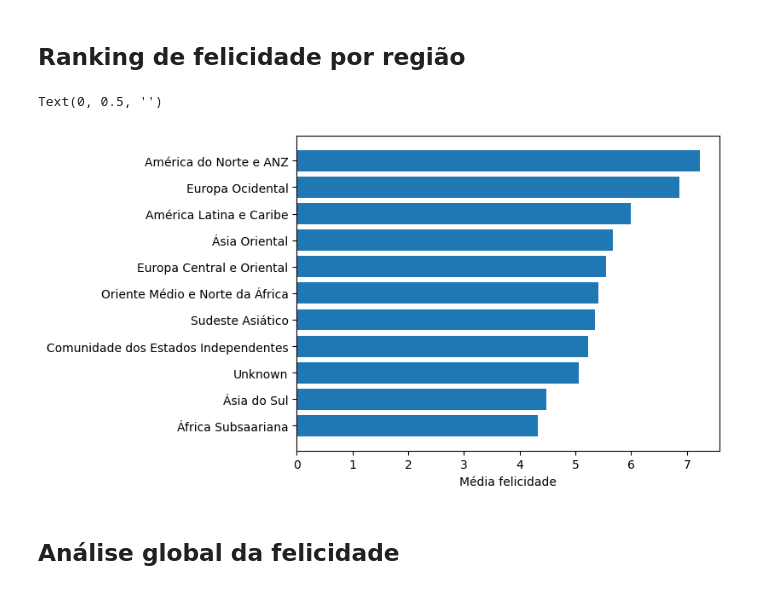
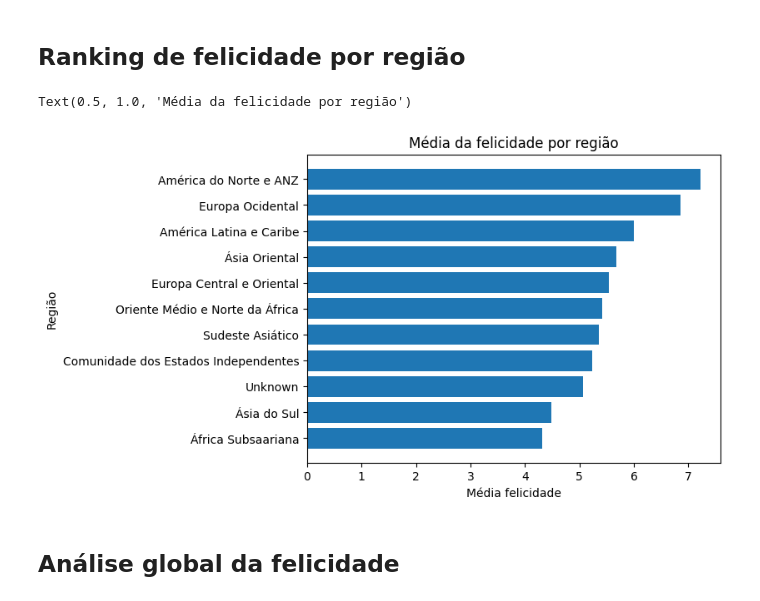
Before and after one commit to grwgabriel/Analise-Descritiva-Felicidade-Mundial, a Jupyter notebook: Projeto_Análise_Felicidade_Mundial.ipynb, the cells around one changed output. Drawn from its saved outputs; the diff is of its cells as text; code cells hidden in the pictures.

```diff
--- a/Projeto_Análise_Felicidade_Mundial.ipynb
+++ b/Projeto_Análise_Felicidade_Mundial.ipynb
@@ -253,14 +254,15 @@ Conseguimos ver que aparentemente tem uma média maior os países mais desenvolv
 # %%
 #Criando a tabela de felicidade por região
 felicidade_regioes = db.groupby("Regional Indicator")["Life Ladder"].mean().sort_values().reset_index()
 
 #Plotando o gráfico
 plt.barh(felicidade_regioes["Regional Indicator"],felicidade_regioes["Life Ladder"])
 plt.xlabel("Média felicidade")
-plt.ylabel("")
+plt.ylabel("Região")
+plt.title("Média da felicidade por região")
 # %% [output]
-Text(0, 0.5, '')
+Text(0.5, 1.0, 'Média da felicidade por região')
-[figure, old version]
+[figure, new version]
 # %% [markdown]
 ## Análise global da felicidade
 # %%
```
Also changed, not shown: parts of 16 cells of this notebook.
